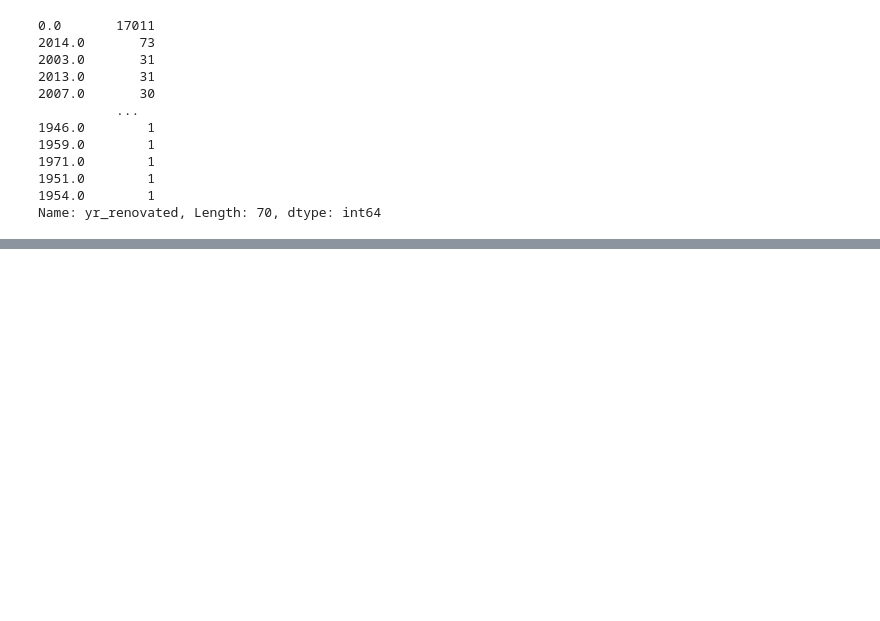
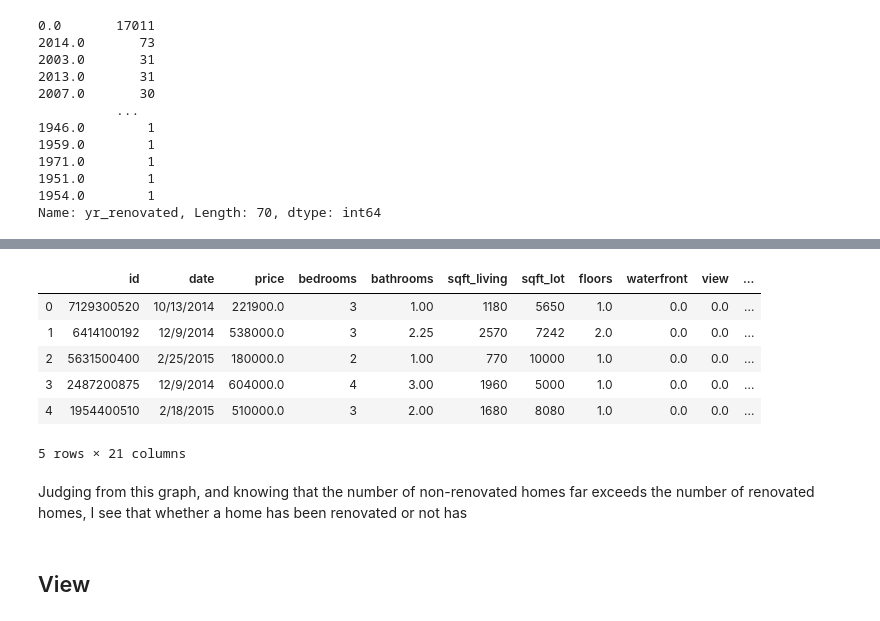
Before and after one commit to bmauss/Regression-Model-for-King-County-Housing-Market, a Jupyter notebook: Regression Model.ipynb, the cells around one changed output, grey strips where cells are left out. Saved outputs shown, nothing was run; the diff lists cells and outputs as text; code cells hidden in the pictures; blank space fills up the shorter version.

```diff
--- a/Regression Model.ipynb
+++ b/Regression Model.ipynb
@@ -96,3 +138,23 @@ df.yr_renovated.fillna(value=0, inplace=True)
+# %%
+for i in range(len(df['yr_renovated'])):
+    if df['yr_renovated'].iloc[i] != 0.0:
+        df['yr_renovated'].iloc[i] = 1.0
+# change name to just renovated
+df = df.rename(columns={'yr_renovated' : 'renovated'})
+# %%
+df.head()
+# %% [output]
+|  | id | date | price | bedrooms | bathrooms | sqft_living | sqft_lot | floors | waterfront | view | ... |
+| 0 | 7129300520 | 10/13/2014 | 221900.0 | 3 | 1.00 | 1180 | 5650 | 1.0 | 0.0 | 0.0 | ... |
+| 1 | 6414100192 | 12/9/2014 | 538000.0 | 3 | 2.25 | 2570 | 7242 | 2.0 | 0.0 | 0.0 | ... |
+| 2 | 5631500400 | 2/25/2015 | 180000.0 | 2 | 1.00 | 770 | 10000 | 1.0 | 0.0 | 0.0 | ... |
+| 3 | 2487200875 | 12/9/2014 | 604000.0 | 4 | 3.00 | 1960 | 5000 | 1.0 | 0.0 | 0.0 | ... |
+| 4 | 1954400510 | 2/18/2015 | 510000.0 | 3 | 2.00 | 1680 | 8080 | 1.0 | 0.0 | 0.0 | ... |
+5 rows × 21 columns
+# %% [markdown]
+Judging from this graph, and knowing that the number of non-renovated homes far exceeds the number of renovated homes, I see that whether a home has been renovated or not has
+# %% [markdown]
+## View
 # %%
 # view column refers to how many times the home has been viewed
 print(df.view.value_counts())
```
Also changed, not shown: parts of 31 cells of this notebook.
